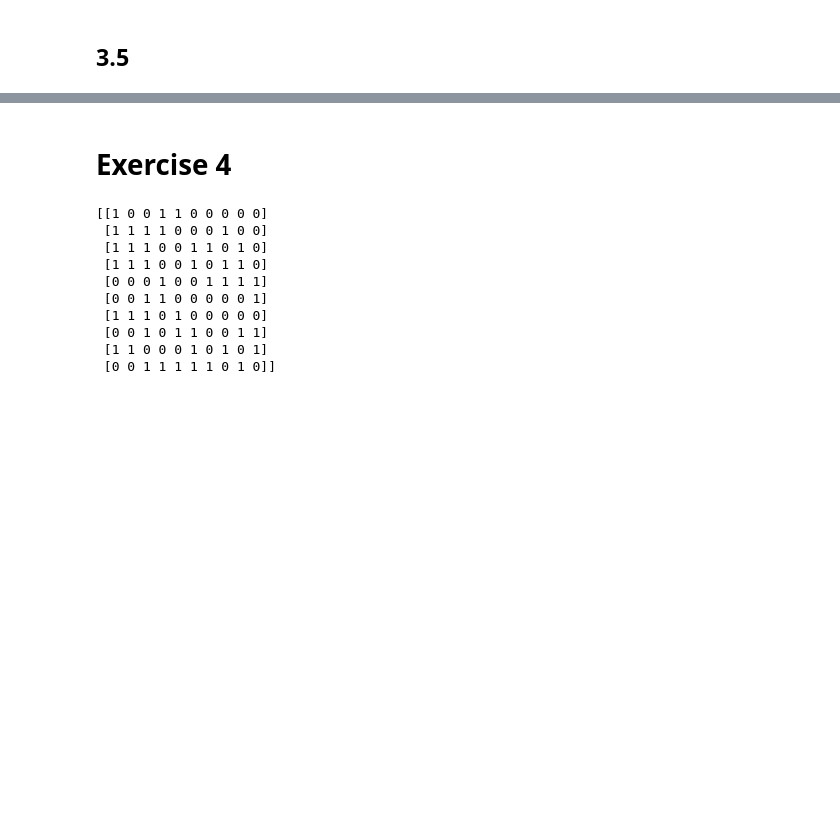
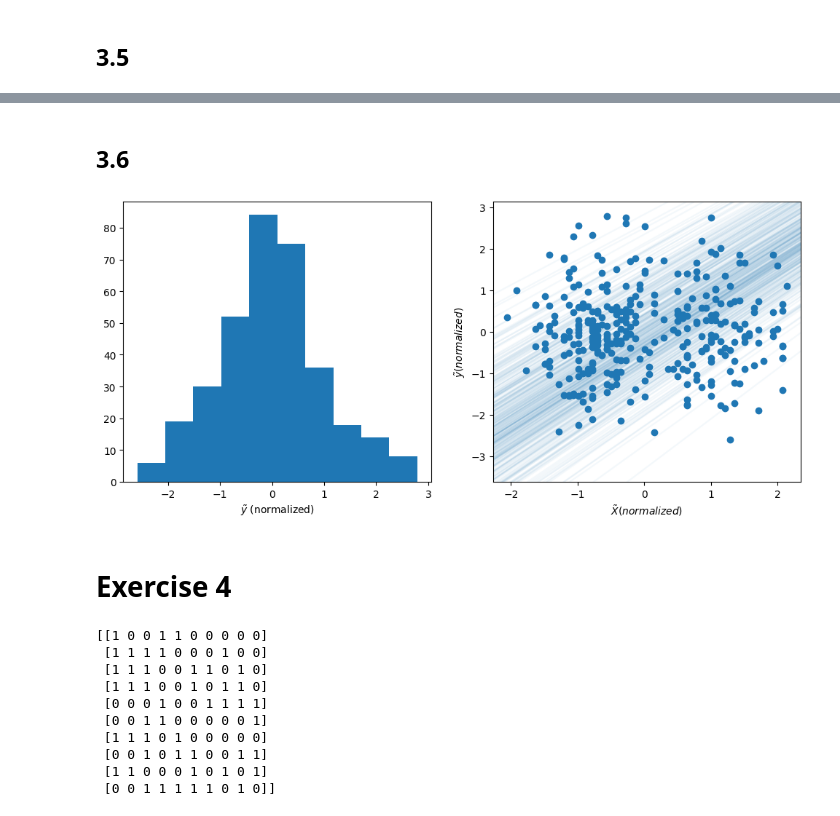
Before and after one commit to ajbarrows/uvmbayes, a Jupyter notebook: notebooks/problem_sets/20240927-problem_set_2.ipynb, the cells around one changed output, grey strips where cells are left out. Cells and saved outputs as stored; diff of their text form; code cells hidden in the pictures; blank space fills up the shorter version.

```diff
--- a/notebooks/problem_sets/20240927-problem_set_2.ipynb
+++ b/notebooks/problem_sets/20240927-problem_set_2.ipynb
@@ -314,3 +330,62 @@ plt.savefig(os.path.join(out_dir, 'posterior_samples.pdf'), bbox_inches='tight')
+# %% [markdown]
+## 3.6
+# %%
+def posterior_predictive(model, mode_fit, X) -> np.ndarray:
+
+    N = len(X)
+    post_samples = sample_posterior(N, mode_fit)
+    alpha, beta, sigma = post_samples[:, 0], post_samples[:, 1], post_samples[:, 2]
+
+    mu = alpha + beta * scale(X)
+
+    y_tilde = []
+    for i in range(N):
+        model.assign_likelihood(loc=mu, scale=sigma)
+        sample = model.likelihood.rvs(N)
+        y_tilde.append(np.mean(sample))
+
+    # y_tilde = np.concatenate(y_tilde)
+
+    return [y_tilde, alpha, beta]
+
+samples = posterior_predictive(model, mode_fit, df['flipper_length_mm'])
+
+
+def plot_posterior_predictive(posterior_samples, X: pd.Series) -> None:
+    """Plot simulated prior predictive y-tilde and linear slopes."""
+
+    # X_tilde, y_tilde, alpha, beta = model.simulate_prior_predictive(X)
+
+    plt_dict = {
+        r'$\tilde{y}$': posterior_samples[0],
+        r'$\alpha$': posterior_samples[1],
+        r'$\beta$': posterior_samples[2],
+    }
+
+    X_scaled = scale(X)
+    y_scaled = scale(plt_dict[r'$\tilde{y}$'])
+
+    fig, axs = plt.subplots(ncols=2, figsize= (12, 5))
+
+    ax = axs[0]
+    ax.hist(y_scaled)
+    ax.set_xlabel(r'$\tilde{y}$ (normalized)')
+
+    ax = axs[1]
+    ax.scatter(X_scaled, y_scaled)
+    for i in range(len(plt_dict[r'$\alpha$'])):
+        xy1 = (0, plt_dict[r'$\alpha$'][i])
+        slope = plt_dict[r'$\beta$'][i]
+
+        ax.axline(xy1=xy1, slope=slope, alpha=.05)
+
+    ax.set_xlabel(r'$\tilde{X} (normalized)$')
+    ax.set_ylabel(r'$\tilde{y} (normalized)$')
+
+plot_posterior_predictive(samples, df['flipper_length_mm'])
+plt.savefig(os.path.join(out_dir, "posterior_predictive.pdf"), bbox_inches='tight')
+# %% [output]
+[figure, added]
 # %% [markdown]
 # Exercise 4 #
 # %%
```
Also changed, not shown: parts of 7 cells of this notebook, 5 other files.
